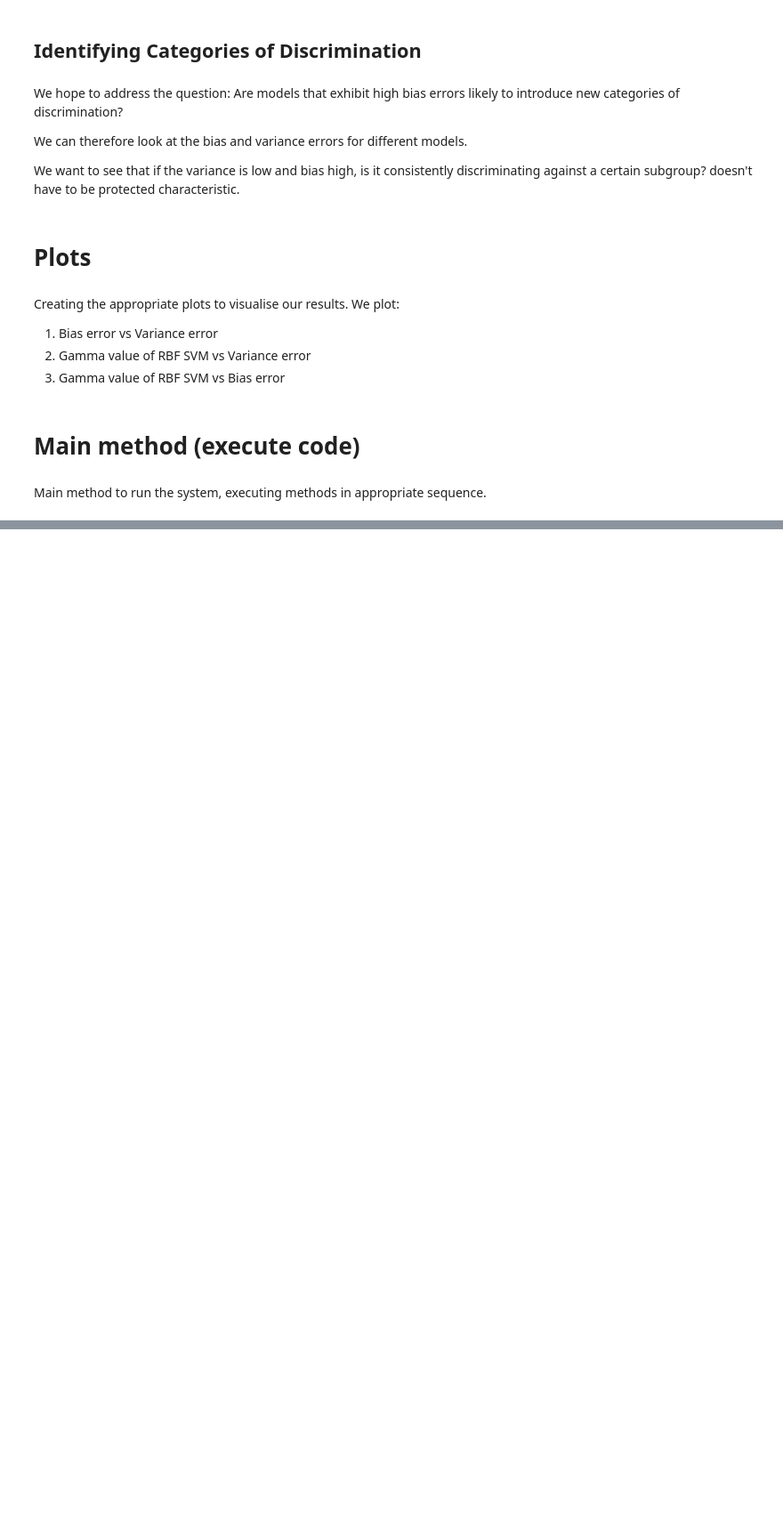
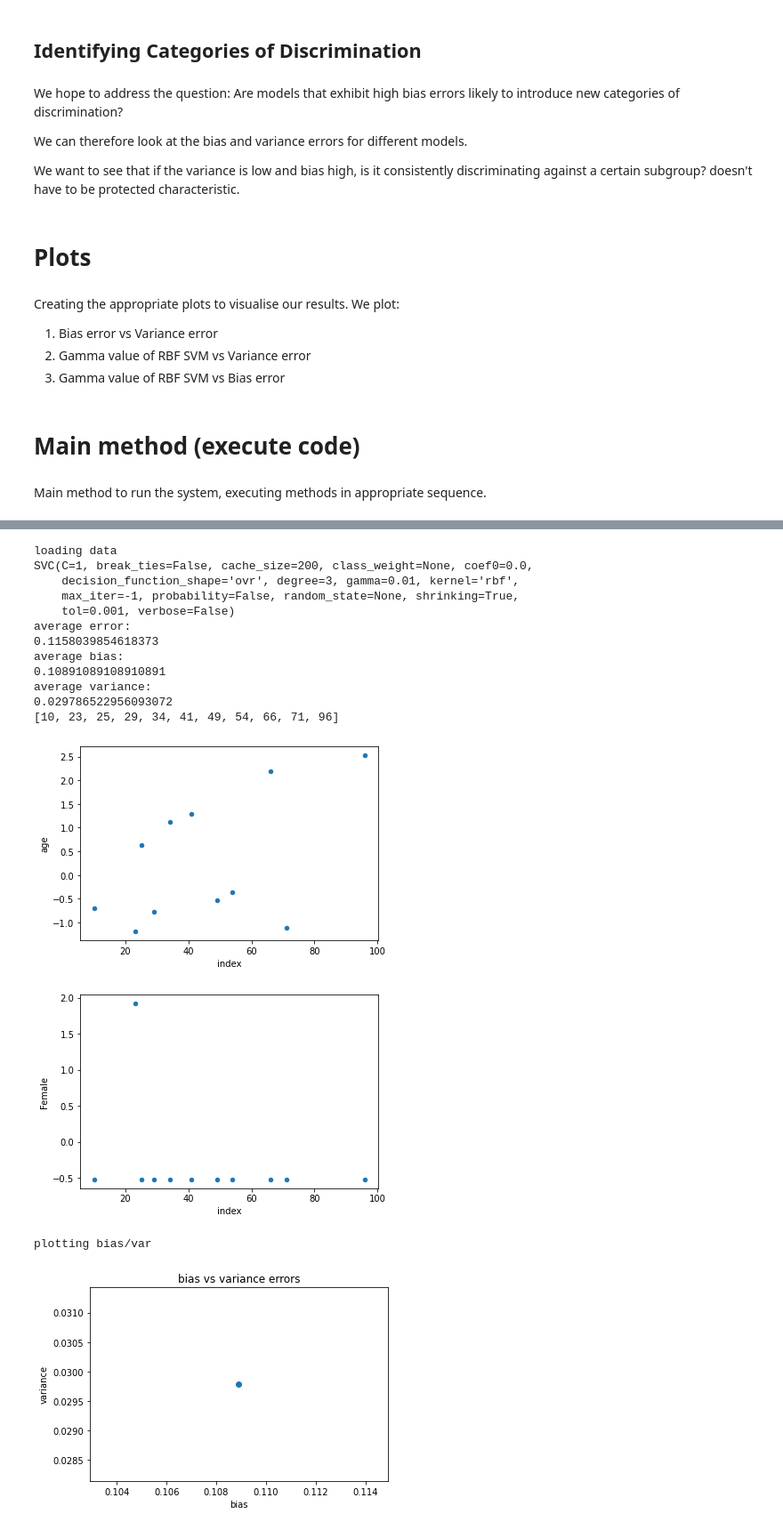
Before and after one commit to clairecoffey/project, a Jupyter notebook: claire_project.ipynb, the cells around one changed output, grey strips where cells are left out. Shown at 89% size. Cells and saved outputs as stored; diff of their text form; code cells hidden in the pictures; blank space fills up the shorter version.

```diff
--- a/claire_project.ipynb
+++ b/claire_project.ipynb
@@ -270,20 +321,21 @@ We calculate the bias and variance errors for each individual, following zero-on
 # %%
 def compute_bias_variance(predictions, true_labels):
 
-  print("predictions: ")
-  print(predictions)
-  print("true labels: ")
-  print(true_labels)
+  # print("predictions: ")
+  # print(predictions)
+  # print("true labels: ")
+  # print(true_labels)
 
   biases = []
   variances = []
   avg_errors = []
+  misclassified_individuals = []
 
   # calculate the bias and variance for each value of X,y
   # for misclassification loss
 
   #find whether each element is misclassified for each bootstrap sample
-  predictions_misclassified = predictions.apply(lambda x : not pd.DataFrame.equals(x,true_labels.iloc[0]), axis=1)
+  predictions_misclassified = predictions.apply(lambda x : x != true_labels.iloc[0], axis=1)
 
   #count number of times misclassified for each datapoint across all bootstrap samples
   counts = predictions_misclassified.apply(np.sum)
@@ -291,12 +343,17 @@ def compute_bias_variance(predictions, true_labels):
   #average misclassification error for each individual/datapoint
   avg_errors = counts.apply(lambda y : np.divide(y,len(predictions)))
 
+  index = 0
+
   for avg_error in avg_errors:
     (bias, variance) = (0, avg_error) if (avg_error <= 0.5) else (1, (1-avg_error))
     # print(bias)
     # print(variance)
     biases.append(bias)
     variances.append(variance)
+    if avg_error > 0.5:
+      misclassified_individuals.append(index)
+    index+= 1
 
   avg_bias = np.mean(biases)
   # avg_var = abs(np.mean(avg_errors) - avg_bias)
@@ -310,7 +367,7 @@ def compute_bias_variance(predictions, true_labels):
   print("average variance:")
   print(avg_var)
 
-  return avg_bias, avg_var, avg_error
+  return avg_bias, avg_var, avg_error, misclassified_individuals
 # %% [markdown]
 # Fairness
 # %% [markdown]
@@ -344,6 +402,7 @@ Creating the appropriate plots to visualise our results. We plot:
 # %%
 import matplotlib.pyplot as plt
 def plot_bias_variance(biases, variances, gammas, cs, errors):
+  print("plotting bias/var")
   plt.scatter(biases, variances)
   plt.title('bias vs variance errors')
   plt.xlabel('bias')
@@ -384,6 +443,13 @@ def plot_bias_variance(biases, variances, gammas, cs, errors):
   # plt.xlabel('C value')
   # plt.ylabel('variance')
   # plt.show()
+
+
+def plot_misclassified(misclassified):
+  misclassified.reset_index().plot(kind='scatter', x='index', y='age')
+  plt.show()
+  misclassified.reset_index().plot(kind='scatter', x='index', y='Female')
+  plt.show()
 # %% [markdown]
 # Main method (execute code)
 # %% [markdown]
@@ -396,20 +462,27 @@ def main():
   variances = []
   total_errors = []
   classifiers, gammas, cs = define_classifiers()
+  misclassified = []
 
   for classifier in classifiers:
     print(classifier)
     # clf = classifiers[classifier_names.index(classifier)]
     clf = classifier
     predictions, true_labels = classify(training_data_and_labels, testing_data_and_labels, clf)
-    bias, variance, total_error = compute_bias_variance(predictions, true_labels)
+    bias, variance, total_error, misclassified_individuals = compute_bias_variance(predictions, true_labels)
     biases.append(bias)
     variances.append(variance)
     total_errors.append(total_error)
+    #get the individuals which are misclassified on average (hence contributing to bias errors)
+    print(misclassified_individuals)
+    #by cross referencing misclassified indexes with testing data
+    misclassified = testing_data_and_labels.iloc[misclassified_individuals]
+    plot_misclassified(misclassified)
 
   #i can look at the difference between the errors for different subgroups, but what i don't get is how to identify new categories being discriminated against
   #so i guess lets start by plotting the difference between errors for test data of females vs males e.g.?
-  #i also need to think about the training data being biased in general e.g. skewed by gender, age, etc - this affects predicitonsas well
+  #i also need to think about the training data being biased in general e.g. skewed by gender, age, etc - this affects predicitons as well
 
-  print("classifications done")
   plot_bias_variance(biases, variances, gammas, cs, total_errors)
+
+  return misclassified
@@ -439,0 +489,23 @@ classifications done
+# %%
+misclassified = main()
+
+misclassified.reset_index().to_csv('misclassified.csv', index=False)
+from google.colab import files
+files.download('misclassified.csv')
+# %% [output]
+loading data
+SVC(C=1, break_ties=False, cache_size=200, class_weight=None, coef0=0.0,
+    decision_function_shape='ovr', degree=3, gamma=0.01, kernel='rbf',
+    max_iter=-1, probability=False, random_state=None, shrinking=True,
+    tol=0.001, verbose=False)
+average error:
+0.1158039854618373
+average bias:
+0.10891089108910891
+average variance:
+0.029786522956093072
+[10, 23, 25, 29, 34, 41, 49, 54, 66, 71, 96]
+[figure, added]
+[figure, added]
+plotting bias/var
+[figure, added]
```
Also changed, not shown: parts of 9 cells of this notebook.
